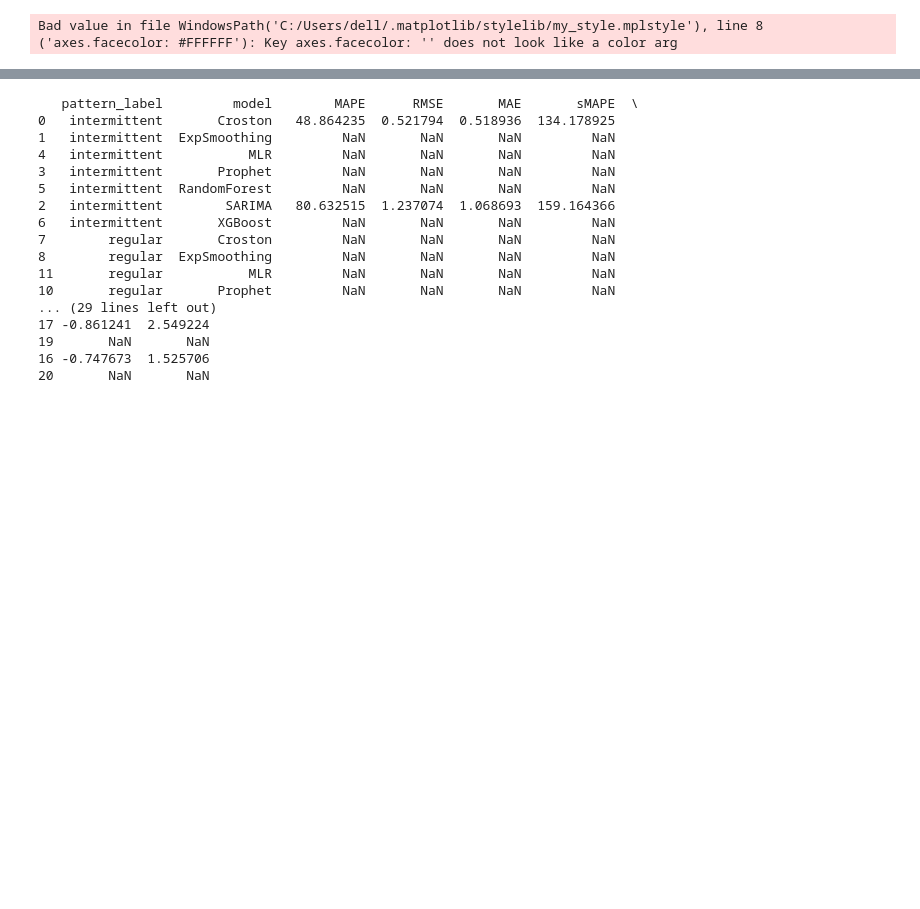
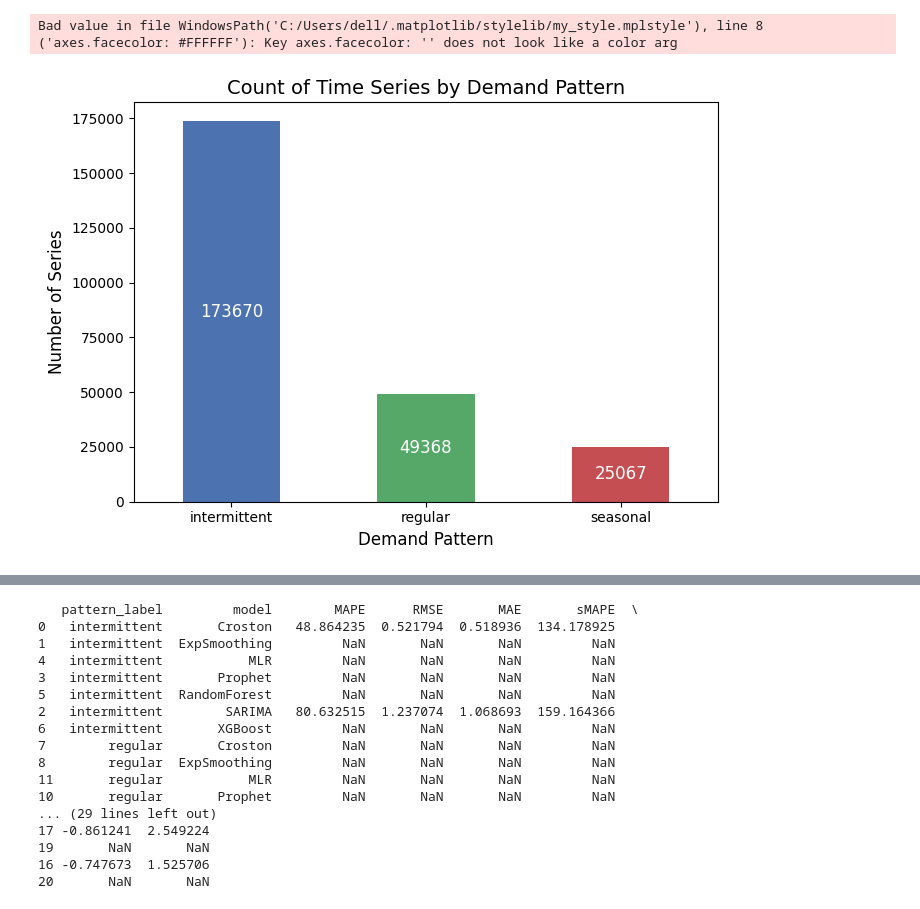
Before and after one commit to shift-gtown-2025/dsan-capstone-2025, a Jupyter notebook: code/project1_analysis.ipynb, the cells around one changed output, grey strips where cells are left out. Saved outputs shown, nothing was run; the diff lists cells and outputs as text; code cells hidden in the pictures; blank space fills up the shorter version.

```diff
--- a/code/project1_analysis.ipynb
+++ b/code/project1_analysis.ipynb
@@ -19,8 +16,33 @@ warnings.filterwarnings("ignore")
 # %% [output]
 Bad value in file WindowsPath('C:/Users/dell/.matplotlib/stylelib/my_style.mplstyle'), line 8 ('axes.facecolor: #FFFFFF'): Key axes.facecolor: '' does not look like a color arg
 # %%
-monthly = pd.read_csv("monthly_processed.csv", parse_dates=["Date"])
-sample_ids = pd.read_csv("sample_ids.csv")
+monthly = pd.read_csv("../data/processed/monthly_with_pattern.csv", parse_dates=["Date"])
+sample_ids = pd.read_csv("../data/processed/sample_ids.csv")
+
+#Pattern labeling only becomes meaningful after aggregating records into store–item monthly time series.
+# %%
+plt.figure(figsize=(7,5))
+
+ax = monthly['pattern_label'].value_counts().plot(
+    kind='bar',
+    color=['#4C72B0', '#55A868', '#C44E52']
+)
+
+plt.title("Count of Time Series by Demand Pattern", fontsize=14)
+plt.xlabel("Demand Pattern", fontsize=12)
+plt.ylabel("Number of Series", fontsize=12)
+
+plt.xticks(rotation=0)
+
+for container in ax.containers:
+    ax.bar_label(container, fmt='%d', fontsize=12, label_type='center', color='white')
+
+plt.tight_layout()
+
+#plt.savefig(f"../docs/p1/pattern_counts.png", dpi=300, bbox_inches='tight')
+plt.show()
+# %% [output]
+[figure, added]
 # %%
 def mape(y_true, y_pred):
     y_true = np.asarray(y_true)
```
Also changed, not shown: parts of 18 cells of this notebook, 27 other files.
